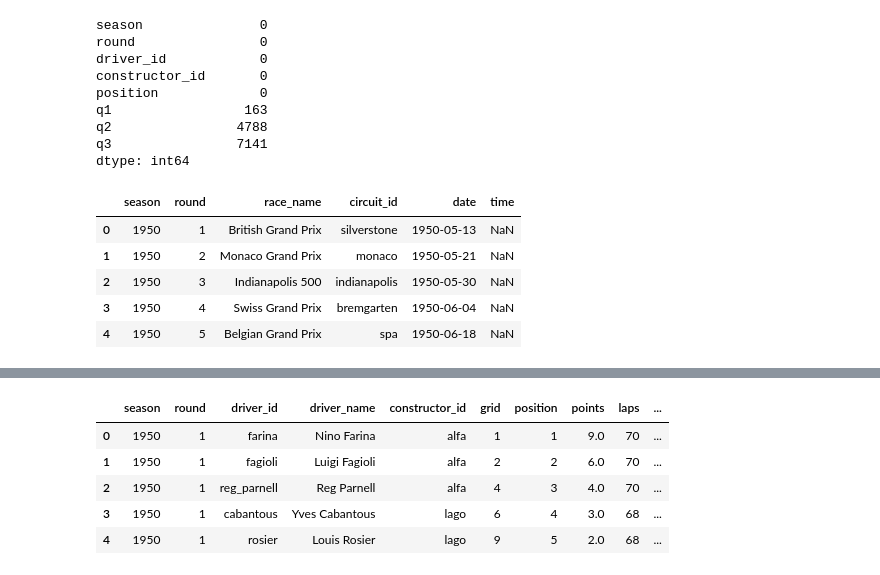
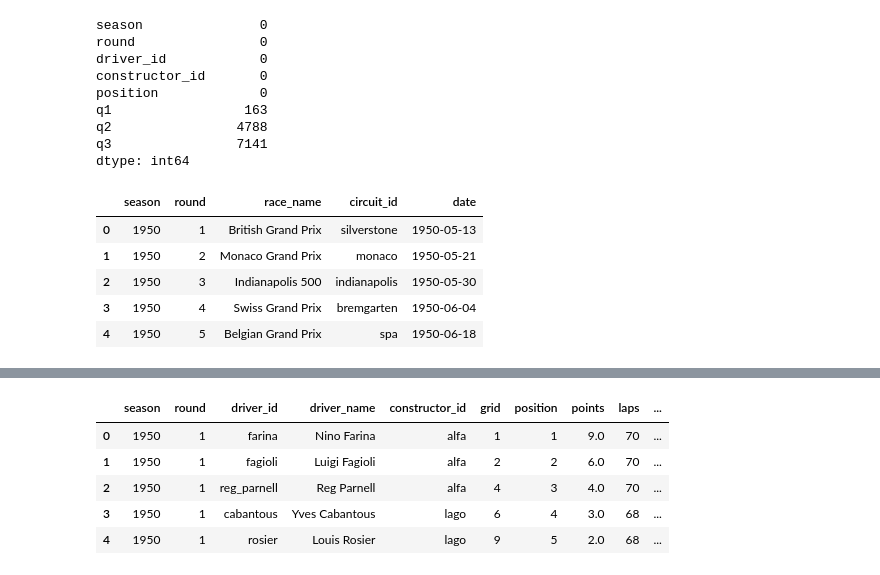
Before and after one commit to andersjohnsennn/F1-project, a Jupyter notebook: notebooks/02_preprocessing.ipynb, the cells around one changed output, grey strips where cells are left out. Cells and saved outputs as stored; diff of their text form; code cells hidden in the pictures.

```diff
--- a/notebooks/02_preprocessing.ipynb
+++ b/notebooks/02_preprocessing.ipynb
@@ -222,30 +216,30 @@ dtype: int64
 # %%
 races_clean = races.copy()
 
 # Drop unnecessary columns
 races_clean = races_clean.drop(
-    columns=["url"]
+    columns=["url", "time"]
 )
 
 # Missing values in 'time' are kept for now
 # because historical race start times were
 # not consistently documented.
 
 # Verify result
 display(races_clean.head())
 
 # Check missing values
 print(races_clean.isnull().sum())
 
 # Save cleaned dataframe
 races_clean.to_csv(
     "../data/processed/races_clean.csv",
     index=False
 )
 # %% [output]
-|  | season | round | race_name | circuit_id | date | time |
-| 0 | 1950 | 1 | British Grand Prix | silverstone | 1950-05-13 | NaN |
-| 1 | 1950 | 2 | Monaco Grand Prix | monaco | 1950-05-21 | NaN |
-| 2 | 1950 | 3 | Indianapolis 500 | indianapolis | 1950-05-30 | NaN |
-| 3 | 1950 | 4 | Swiss Grand Prix | bremgarten | 1950-06-04 | NaN |
-| 4 | 1950 | 5 | Belgian Grand Prix | spa | 1950-06-18 | NaN |
+|  | season | round | race_name | circuit_id | date |
+| 0 | 1950 | 1 | British Grand Prix | silverstone | 1950-05-13 |
+| 1 | 1950 | 2 | Monaco Grand Prix | monaco | 1950-05-21 |
+| 2 | 1950 | 3 | Indianapolis 500 | indianapolis | 1950-05-30 |
+| 3 | 1950 | 4 | Swiss Grand Prix | bremgarten | 1950-06-04 |
+| 4 | 1950 | 5 | Belgian Grand Prix | spa | 1950-06-18 |
```
Also changed, not shown: parts of 3 cells of this notebook, 10 other files.
